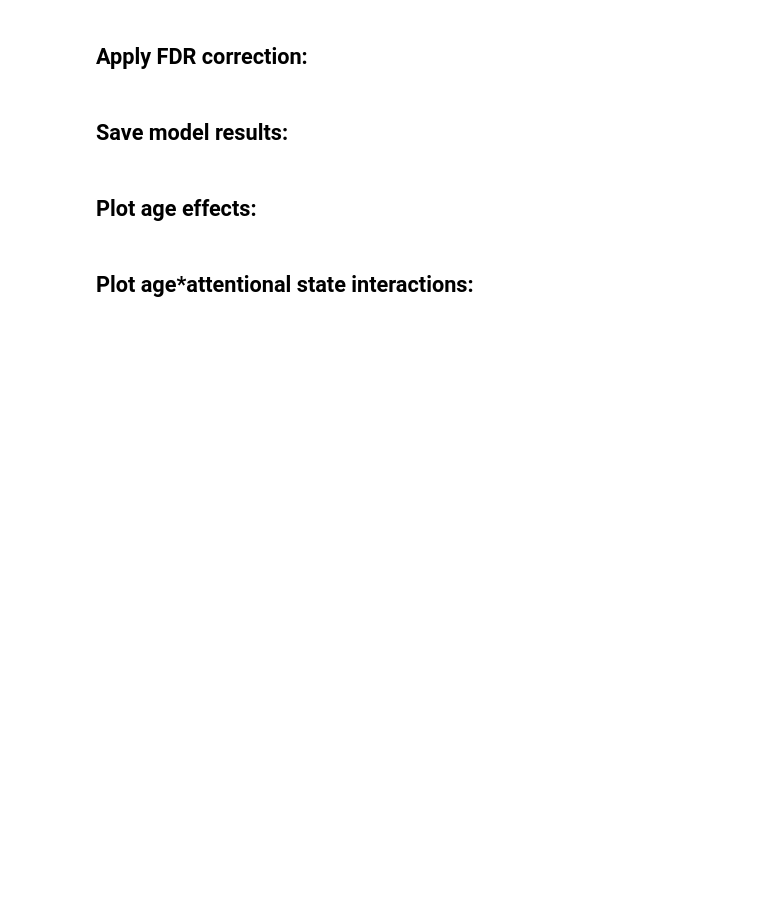
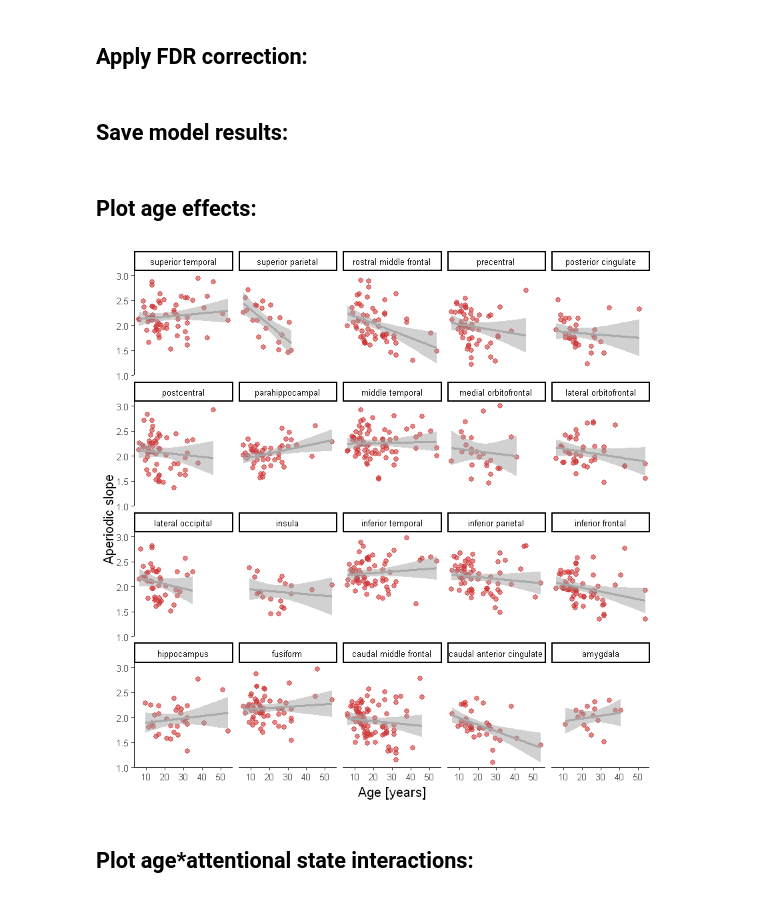
Before and after one commit to elizljohnson-projects/project-ieeg-aperiodic-development, a Jupyter notebook: slope_models.ipynb, the cells around one changed output. Saved outputs shown, nothing was run; the diff lists cells and outputs as text; code cells hidden in the pictures; blank space fills up the shorter version.

```diff
--- a/slope_models.ipynb
+++ b/slope_models.ipynb
@@ -13,7 +13,8 @@ ZR Cross, PhD & EL Johnson, PhD
 # %% [markdown]
 ## Set directories:
 # %%
-datdir <- paste(getwd(), 'Preprocessed_data', sep = '\\') # navigate to directory containing folders of downloaded data
+pth <- getwd() # navigate to directory containing folders of downloaded data
+datdir <- paste(pth, 'Preprocessed_data', sep = '/')
 savdir <- datdir # replace with your save path
 # %% [markdown]
 ### Load packages:
@@ -28,7 +29,7 @@ library(splines)
 # %% [markdown]
 ## Load data:
 # %%
-dat_load <- paste(datdir, 'aperiodic_slope_models.csv', sep = '\\')
+dat_load <- paste(datdir, 'aperiodic_slope_models.csv', sep = '/')
 average_df <- read.csv(dat_load) %>%
   select(-X)
 # %% [markdown]
@@ -212,30 +365,32 @@ write.csv(results_df_slope, dat_save, row.names = FALSE)
 # %%
 # age data frame for plotting
 age_df <- average_df %>%
     select(subj, DKT, Slope, age) %>%
     group_by(subj, DKT) %>%
     summarise(Slope = mean(Slope), age = mean(age))
 
 # plot all DKT regions
 ggplot(age_df, aes(x = age, y = Slope)) +
       geom_point(color = 'brown3', alpha = 0.6, size = 2) +  # change to brick red
       geom_smooth(method = 'lm', linetype = 'solid', color = 'darkgray') +
       geom_ribbon(aes(ymin = ..ymin.., ymax = ..ymax..), stat = 'smooth', method = 'lm', fill = 'darkgray', alpha = 0.1) +
       scale_color_viridis_c(option = 'magma') +
-      ylab('Aperiodic slope') + xlab ('Age [Years]') +
+      ylab('Aperiodic slope') + xlab ('Age [years]') +
       theme_classic() +
       facet_wrap(~DKT) +
       theme(legend.position = 'none',
             legend.spacing.x = unit(0.1, 'cm'),
             legend.key.size = unit(0.5, 'cm'),
             legend.background = element_rect(fill = alpha('blue', 0)),
             legend.text = element_text(size = 8, colour = 'black'),
             legend.title = element_text(size = 8, colour = 'black'),
             strip.text.x = element_text(size = 8, colour = 'black'),
             strip.text.y = element_text(size = 8, colour = 'black'),
             axis.text = element_text(size = 8),
             axis.title = element_text(size = 12),
             plot.title = element_text(size = 8, face = 'bold'))
+# %% [output]
+[figure, added]
 # %% [markdown]
 ## Plot age*attentional state interactions:
 # %%
```
Also changed, not shown: parts of 7 cells of this notebook, 2 other files.
